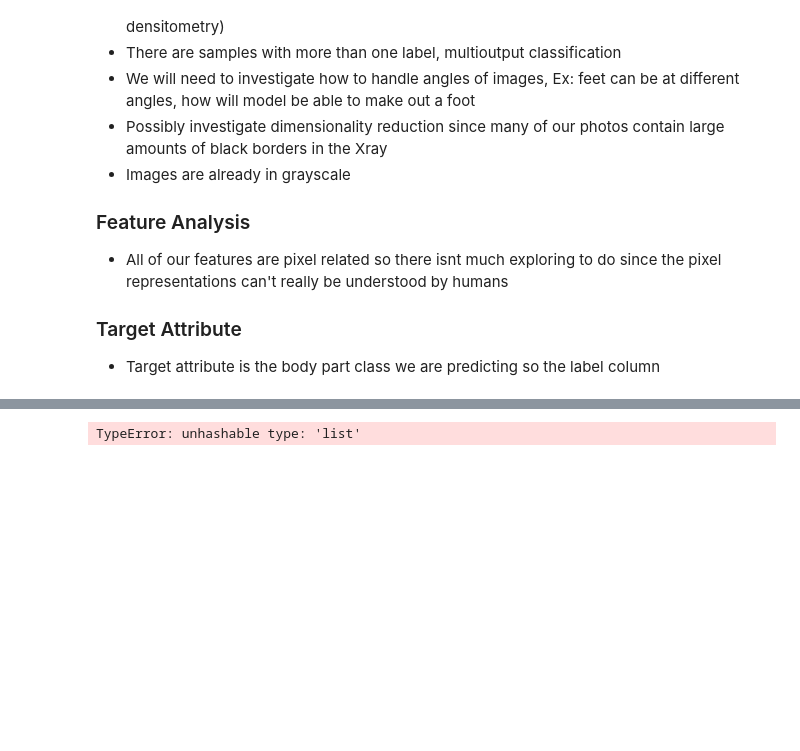
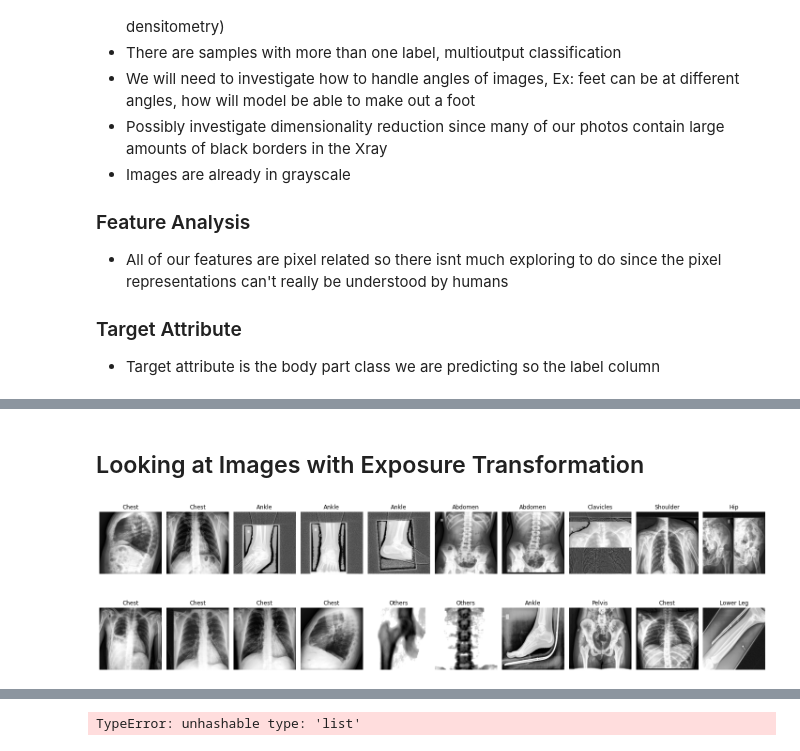
Before and after one commit to ZingBing/X-Ray-Classification, a Jupyter notebook: x-ray-classification.ipynb, the cells around one changed output, grey strips where cells are left out. Saved outputs shown, nothing was run; the diff lists cells and outputs as text; code cells hidden in the pictures; blank space fills up the shorter version.

```diff
--- a/x-ray-classification.ipynb
+++ b/x-ray-classification.ipynb
@@ -83,6 +92,8 @@ def get_label_from_SOPID(index):
 def load_train_data(files):
      lst = [pydicom.dcmread(file).SOPInstanceUID for file in files]
      img_pixels = np.array([pydicom.dcmread(file).pixel_array.flatten() for file in files])
+
+
      data = pd.DataFrame(index=lst, data=img_pixels)
      data.reset_index(inplace=True)
      data['Label'] = data['index'].apply(get_label_from_SOPID)
@@ -95,14 +106,20 @@ def load_test_data(files):
      data.reset_index(inplace=True)
      return data
 
-def show_images(image_files, num_images = 20, class_names = None):
+def show_images(image_files, num_images = 20, class_names = None, exp_equal = False, others = False):
      body_labels = [classes_to_body_parts[_class[0]] for _class in class_names[:num_images]]
      for i, (im,lbl) in enumerate(zip(image_files[:num_images], body_labels)):
         plt.subplot(7, 10, i+1)
         if lbl is not None:
                 plt.title(lbl if class_names is None else lbl)
-        plt.imshow(pydicom.dcmread(im).pixel_array, cmap='binary', interpolation='bilinear')
+        if (exp_equal):
+          plt.imshow(exp.equalize_hist(pydicom.dcmread(im).pixel_array), cmap='binary', interpolation='bilinear')
+        else:
+          plt.imshow(pydicom.dcmread(im).pixel_array, cmap='binary', interpolation='bilinear')
+
         plt.axis('off')
+        if others is True:
+             plt.title("Others")
      plt.tight_layout()
 
 train_label_dict = get_label_dict('train.csv')
@@ -142,0 +190,7 @@ show_images(train_files, 20, class_names = train_data['Label'])
+# %% [markdown]
+## Looking at Images with Exposure Transformation
+# %%
+plt.figure(figsize=(20,20))
+show_images(train_files, 20, class_names = train_data['Label'], exp_equal=True)
+# %% [output]
+[figure, added]
```
Also changed, not shown: parts of 19 cells of this notebook.
